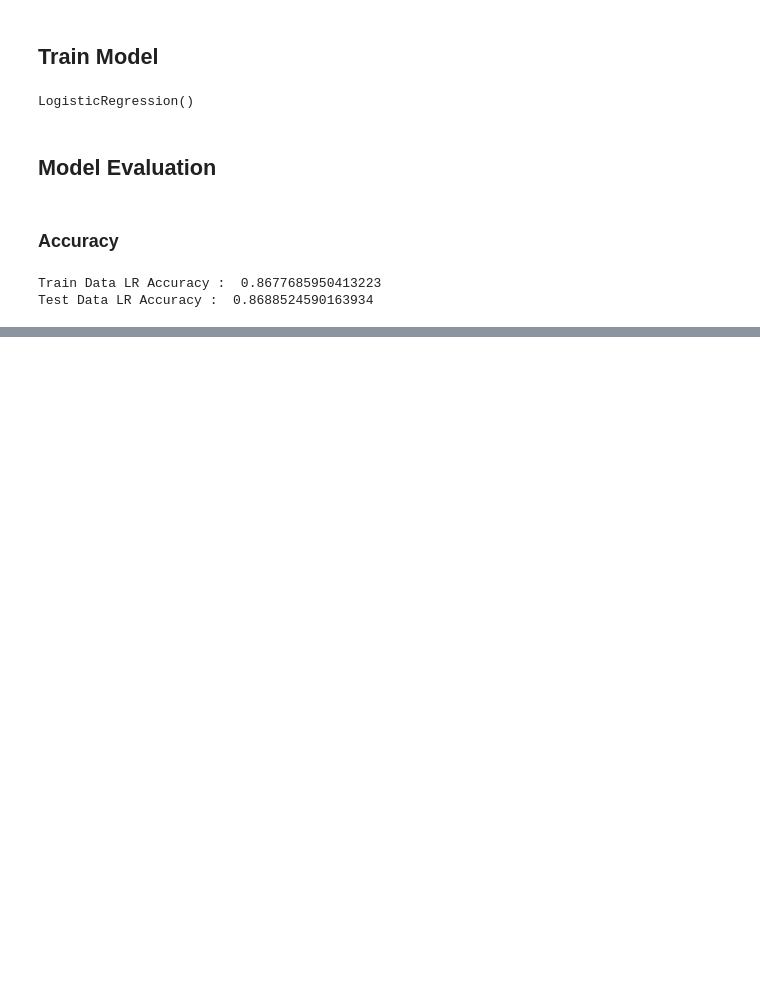
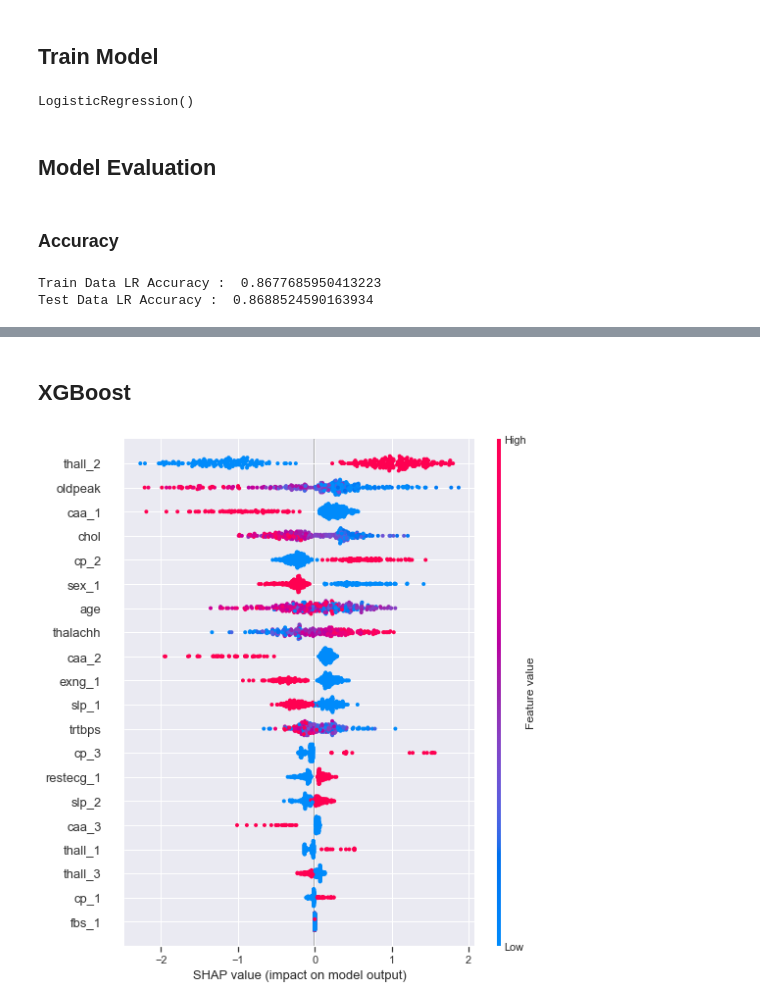
Before and after one commit to OmkarShivaprasad/Cleveland_Heart_Classification, a Jupyter notebook: heart.ipynb, the cells around one changed output, grey strips where cells are left out. Cells and saved outputs as stored; diff of their text form; code cells hidden in the pictures; blank space fills up the shorter version.

```diff
--- a/heart.ipynb
+++ b/heart.ipynb
@@ -330,0 +681,16 @@ gnb = GaussianNB()
+# %% [markdown]
+## **XGBoost**
+# %%
+# Create xgboost matrix
+matrix = xgb.DMatrix(X, label = y)
+
+# Set parameters
+params = {'random_state' : 1502, 'eval_metric' : "auc", 'objective' : "binary:logistic"}
+
+# Run XGBoost
+xgmodel = xgb.train(params = params, dtrain = matrix, num_boost_round = 20)
+explainer = shap.TreeExplainer(xgmodel)
+shap_values = explainer.shap_values(X)
+shap.summary_plot(shap_values, X)
+# %% [output]
+[figure, added]
```
Also changed, not shown: parts of 47 cells of this notebook.
